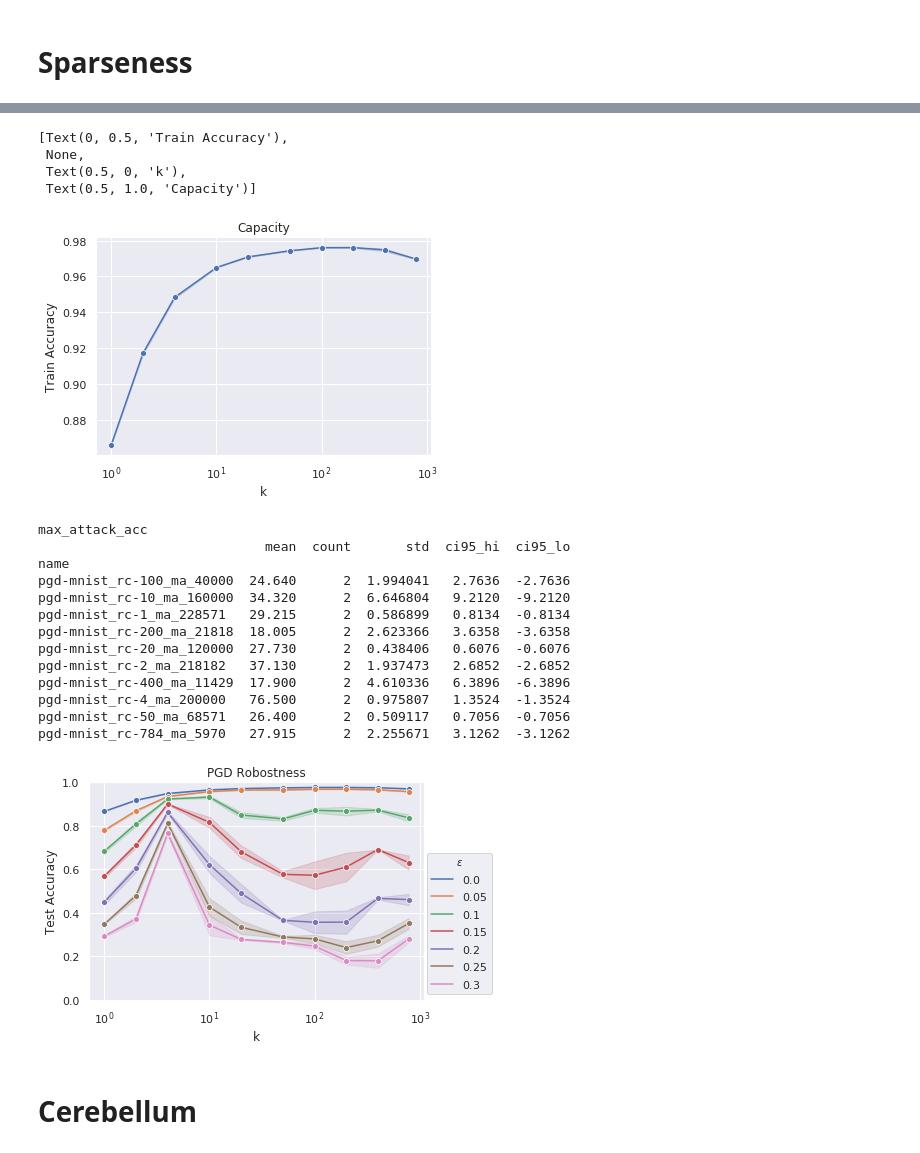
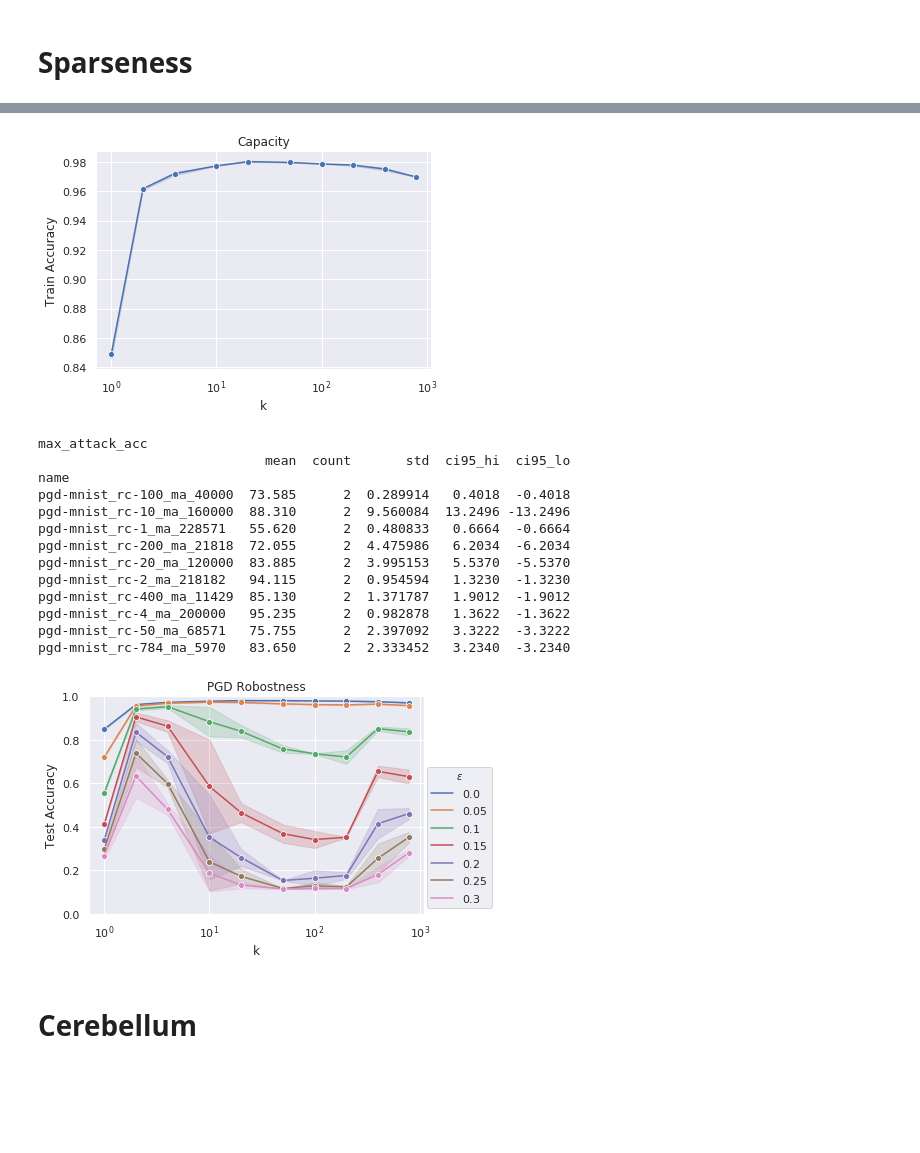
Before and after one commit to liuyuezhang/cerebellum, a Jupyter notebook: notebook/plot.ipynb, the cells around one changed output, grey strips where cells are left out. Cells and saved outputs as stored; diff of their text form; code cells hidden in the pictures; blank space fills up the shorter version.

```diff
--- a/notebook/plot.ipynb
+++ b/notebook/plot.ipynb
@@ -35,7 +35,7 @@ def calc_c95(table, value, group_name='name'):
 # %% [markdown]
 # Width
 # %%
-name = 'cifar10_plain_none_128_0'
+name = 'fgsm-mnist_fc_none_5000_0'
 
 # check id
 api = wandb.Api()
@@ -44,5 +44,4 @@ for run in runs:
     if run.name == name:
         run_id = run.id
         print(run.name, run.id)
-        break
 # %% [output]
@@ -170,6 +169,7 @@ plt.savefig('/home/liuyuezhangadam/Desktop/cerebellum/fig/wide_'+ENV+'.png', dpi
 # %% [output]
 [figure]
 # %%
+EPS=0.1
 ATTACK = 'fgsm'
 ENV = ATTACK + '-mnist'
 METHOD = 'fc'
@@ -195,7 +195,7 @@ for run in runs:
         temp['seed'] = seed
         df = df.append(temp)
 
-        max_attack_acc = history['max_attack_acc'].dropna().item() * 100
+        max_attack_acc = temp[temp['eps'] == EPS]['attack_acc'].item() * 100
         name = env + '_' + method + '_' + ltd + '_' + str(n)
         table = table.append(pd.DataFrame(
             {'max_attack_acc': max_attack_acc, 'name': name}, index=[run.name]))
@@ -292,6 +291,7 @@ plt.savefig('/home/liuyuezhangadam/Desktop/cerebellum/fig/ltd_'+ENV+'.png', dpi=
 # %% [output]
 [figure]
 # %%
+EPS = 0.1
 ATTACK = 'pgd'
 ENV = ATTACK + '-mnist'
 METHOD = 'fc'
@@ -318,7 +318,7 @@ for run in runs:
         temp['seed'] = seed
         df = df.append(temp)
 
-        max_attack_acc = history['max_attack_acc'].dropna().item() * 100
+        max_attack_acc = temp[temp['eps'] == EPS]['attack_acc'].item() * 100
         name = env + '_' + method + '_' + ltd + '_' + str(n)
         table = table.append(pd.DataFrame(
             {'max_attack_acc': max_attack_acc, 'name': name}, index=[run.name]))
@@ -419,14 +419,11 @@ ax = sns.lineplot(x='k', y='best_test_acc', ci=95, n_boot=1000, marker='o',
 ax.set(title='Capacity', xlabel='k', xscale='log', ylabel='Train Accuracy')
 # plt.ylim(0.3, 0.6)
 # plt.legend(loc='lower right')
-# plt.savefig('/home/liuyuezhangadam/Desktop/cerebellum/fig/sparse_'+ENV+'.png', dpi=300)
+plt.savefig('/home/liuyuezhangadam/Desktop/cerebellum/fig/sparse_'+ENV+'.png', dpi=300, bbox_inches='tight')
 # %% [output]
-[Text(0, 0.5, 'Train Accuracy'),
- None,
- Text(0.5, 0, 'k'),
- Text(0.5, 1.0, 'Capacity')]
-[figure, old version]
+[figure, new version]
 # %%
+EPS = 0.1
 ATTACK = 'pgd'
 ENV = ATTACK + '-mnist'
 K = [1, 2, 4, 10, 20, 50, 100, 200, 400, 784]
@@ -455,12 +452,13 @@ for run in runs:
 #                 lambda x: '${}$'.format(int(x * 255)))
             temp[''] = history['eps'].dropna().apply(
                 lambda x: '${}$'.format(x))
+            temp['eps'] = history['eps']
             temp['k'] = k
             temp['Granule'] = method
             temp['seed'] = seed
             df = df.append(temp)
 
-            max_attack_acc = history['max_attack_acc'].dropna().item() * 100
+            max_attack_acc = temp[temp['eps'] == EPS]['attack_acc'].item() * 100
             name = env + '_' + method + '-' + str(k) + '_' + ltd + '_' + str(n)
             table = table.append(pd.DataFrame(
                 {'max_attack_acc': max_attack_acc, 'name': name}, index=[run.name]))
@@ -470,27 +468,27 @@ calc_c95(table, 'max_attack_acc')
 max_attack_acc
                              mean  count       std  ci95_hi  ci95_lo
 name
-pgd-mnist_rc-100_ma_40000  24.640      2  1.994041   2.7636  -2.7636
-pgd-mnist_rc-10_ma_160000  34.320      2  6.646804   9.2120  -9.2120
-pgd-mnist_rc-1_ma_228571   29.215      2  0.586899   0.8134  -0.8134
-pgd-mnist_rc-200_ma_21818  18.005      2  2.623366   3.6358  -3.6358
-pgd-mnist_rc-20_ma_120000  27.730      2  0.438406   0.6076  -0.6076
-pgd-mnist_rc-2_ma_218182   37.130      2  1.937473   2.6852  -2.6852
-pgd-mnist_rc-400_ma_11429  17.900      2  4.610336   6.3896  -6.3896
-pgd-mnist_rc-4_ma_200000   76.500      2  0.975807   1.3524  -1.3524
-pgd-mnist_rc-50_ma_68571   26.400      2  0.509117   0.7056  -0.7056
-pgd-mnist_rc-784_ma_5970   27.915      2  2.255671   3.1262  -3.1262
+pgd-mnist_rc-100_ma_40000  73.585      2  0.289914   0.4018  -0.4018
+pgd-mnist_rc-10_ma_160000  88.310      2  9.560084  13.2496 -13.2496
+pgd-mnist_rc-1_ma_228571   55.620      2  0.480833   0.6664  -0.6664
+pgd-mnist_rc-200_ma_21818  72.055      2  4.475986   6.2034  -6.2034
+pgd-mnist_rc-20_ma_120000  83.885      2  3.995153   5.5370  -5.5370
+pgd-mnist_rc-2_ma_218182   94.115      2  0.954594   1.3230  -1.3230
+pgd-mnist_rc-400_ma_11429  85.130      2  1.371787   1.9012  -1.9012
+pgd-mnist_rc-4_ma_200000   95.235      2  0.982878   1.3622  -1.3622
+pgd-mnist_rc-50_ma_68571   75.755      2  2.397092   3.3222  -3.3222
+pgd-mnist_rc-784_ma_5970   83.650      2  2.333452   3.2340  -3.2340
 # %%
 ax = sns.lineplot(x='k', y='attack_acc', hue='', ci=95, n_boot=1000, marker='o',
                   data=df)
 ax.set(title=ATTACK.upper() + ' Robostness', xlabel='k', xscale='log', ylabel='Test Accuracy')
-plt.ylim(0.0, 1.0)
+plt.ylim(0, 1.0)
 lgd = plt.legend(loc='lower right', title='$\epsilon$', bbox_to_anchor=(1.22, 0))
 # plt.ylim(0.0, 0.6)
 # lgd = plt.legend(loc='lower right', title='$\epsilon\,(1/255)$', bbox_to_anchor=(1.22, 0))
-plt.savefig('/home/liuyuezhangadam/Desktop/cerebellum/fig/ltd+sparse_'+ENV+'.png', dpi=300, bbox_extra_artists=(lgd,), bbox_inches='tight')
+# plt.savefig('/home/liuyuezhangadam/Desktop/cerebellum/fig/ltd+sparse_'+ENV+'.png', dpi=300, bbox_extra_artists=(lgd,), bbox_inches='tight')
 # %% [output]
-[figure, old version]
+[figure, new version]
 # %% [markdown]
 # Cerebellum
 # %%
```
Also changed, not shown: parts of 13 cells of this notebook, 3 other files.
